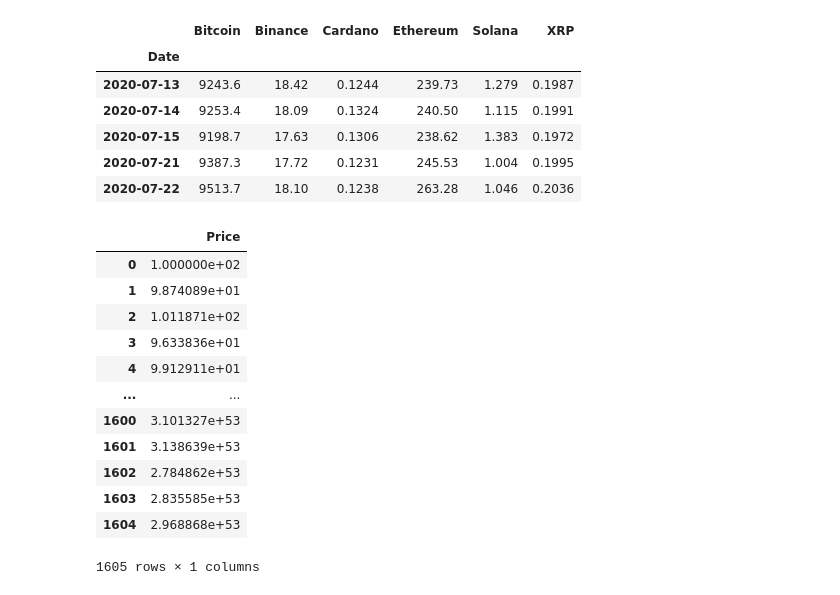
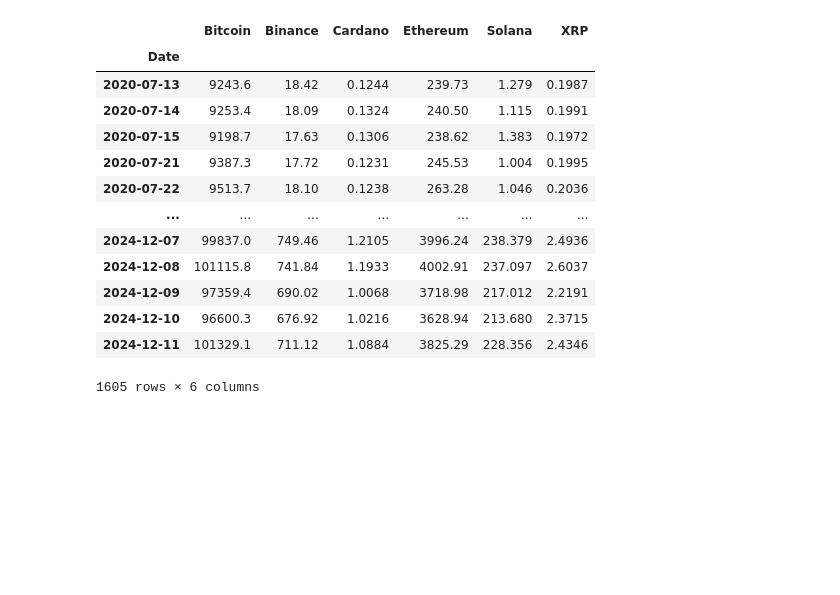
Before and after one commit to dradoncic/crypto_analysis, a Jupyter notebook: src/crypto_etf.ipynb, the cells around one changed output. Saved outputs shown, nothing was run; the diff lists cells and outputs as text; code cells hidden in the pictures; blank space fills up the shorter version.

```diff
--- a/src/crypto_etf.ipynb
+++ b/src/crypto_etf.ipynb
@@ -7,22 +7,29 @@ from itertools import combinations
 # %%
 df = pd.read_csv(r'Historical Crypto Prices', index_col=0)
 df.index = pd.to_datetime(df.index)
-df.head()
+df
 # %% [output]
 |  | Bitcoin | Binance | Cardano | Ethereum | Solana | XRP |
 | Date |  |  |  |  |  |  |
 | 2020-07-13 | 9243.6 | 18.42 | 0.1244 | 239.73 | 1.279 | 0.1987 |
 | 2020-07-14 | 9253.4 | 18.09 | 0.1324 | 240.50 | 1.115 | 0.1991 |
 | 2020-07-15 | 9198.7 | 17.63 | 0.1306 | 238.62 | 1.383 | 0.1972 |
 | 2020-07-21 | 9387.3 | 17.72 | 0.1231 | 245.53 | 1.004 | 0.1995 |
 | 2020-07-22 | 9513.7 | 18.10 | 0.1238 | 263.28 | 1.046 | 0.2036 |
+| ... | ... | ... | ... | ... | ... | ... |
+| 2024-12-07 | 99837.0 | 749.46 | 1.2105 | 3996.24 | 238.379 | 2.4936 |
+| 2024-12-08 | 101115.8 | 741.84 | 1.1933 | 4002.91 | 237.097 | 2.6037 |
+| 2024-12-09 | 97359.4 | 690.02 | 1.0068 | 3718.98 | 217.012 | 2.2191 |
+| 2024-12-10 | 96600.3 | 676.92 | 1.0216 | 3628.94 | 213.680 | 2.3715 |
+| 2024-12-11 | 101329.1 | 711.12 | 1.0884 | 3825.29 | 228.356 | 2.4346 |
+1605 rows × 6 columns
 # %%
 tickers = list(df.columns)
-weight = {ticker: 100/len(tickers) for ticker in tickers}
+weight = {ticker: 1/len(tickers) for ticker in tickers}
 
 def calculate_investment_price(values, initial_value, base_value):
     total_value = sum(values.values())
-    return ((total_value / initial_value) * base_value)
+    return (total_value / initial_value) * base_value
 
 transaction_fee_rate = .0003
 initial_investment = 1000000
@@ -73,18 +80,4 @@ for i in range(1, len(df)):
 
 index_price = pd.DataFrame(index_price)
 index_price.rename(columns={0: 'Price'}, inplace=True)
-index_price
+index_price.index = df.index
-# %% [output]
-|  | Price |
-| 0 | 1.000000e+02 |
-| 1 | 9.874089e+01 |
-| 2 | 1.011871e+02 |
-| 3 | 9.633836e+01 |
-| 4 | 9.912911e+01 |
-| ... | ... |
-| 1600 | 3.101327e+53 |
-| 1601 | 3.138639e+53 |
-| 1602 | 2.784862e+53 |
-| 1603 | 2.835585e+53 |
-| 1604 | 2.968868e+53 |
-1605 rows × 1 columns
```
Also changed, not shown: parts of 2 cells of this notebook.
